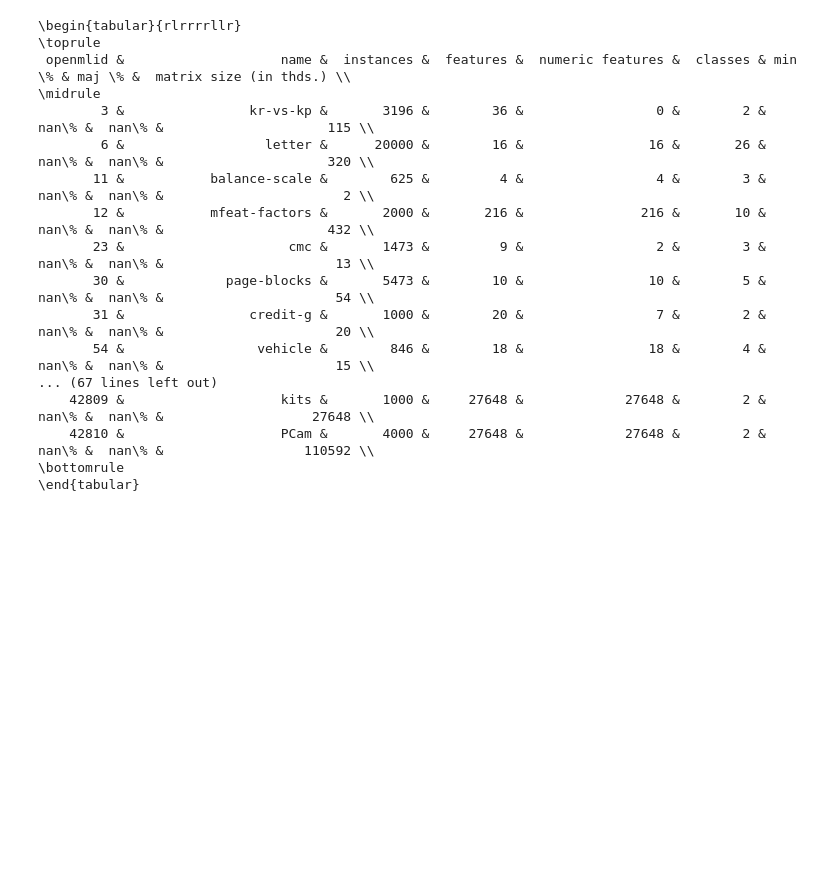
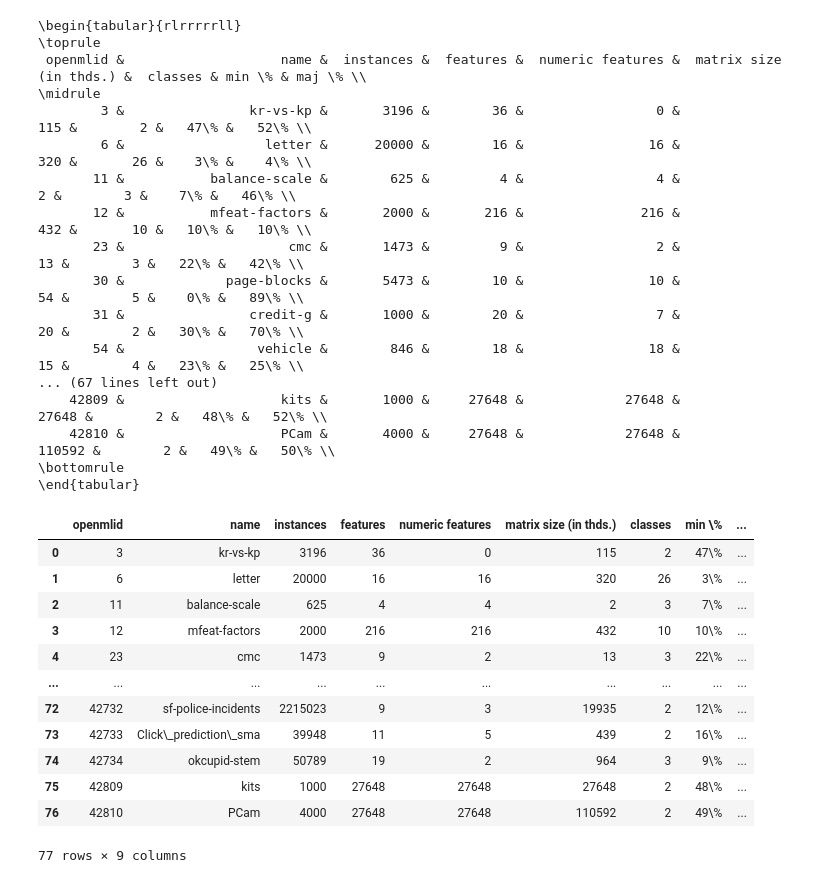
Before and after one commit to fmohr/lccv, a Jupyter notebook: publications/2022TPAMI/analysis/0 - dataset-properties.ipynb, the cells around one changed output. Saved outputs shown, nothing was run; the diff lists cells and outputs as text; code cells hidden in the pictures; blank space fills up the shorter version.

```diff
--- a/publications/2022TPAMI/analysis/0 - dataset-properties.ipynb
+++ b/publications/2022TPAMI/analysis/0 - dataset-properties.ipynb
@@ -34,22 +34,39 @@ for openmlid in tqdm(datasets):
 dfDatasets = pd.DataFrame(rows, columns=["openmlid", "name", "instances", "features", "numeric features", "classes", "min \%", "maj \%"]).sort_values("openmlid")
 # %%
 dfDatasets["matrix size (in thds.)"] = (dfDatasets["instances"] * dfDatasets["features"] / 1000).astype(int)
+dfDatasets = dfDatasets[["openmlid", "name", "instances", "features", "numeric features", "matrix size (in thds.)", "classes", "min \%", "maj \%"]]
 print(dfDatasets.to_latex(index=False, escape=False))
 # %% [output]
-\begin{tabular}{rlrrrrllr}
+\begin{tabular}{rlrrrrrll}
 \toprule
- openmlid &                    name &  instances &  features &  numeric features &  classes & min \% & maj \% &  matrix size (in thds.) \\
+ openmlid &                    name &  instances &  features &  numeric features &  matrix size (in thds.) &  classes & min \% & maj \% \\
 \midrule
-        3 &                kr-vs-kp &       3196 &        36 &                 0 &        2 &  nan\% &  nan\% &                     115 \\
-        6 &                  letter &      20000 &        16 &                16 &       26 &  nan\% &  nan\% &                     320 \\
-       11 &           balance-scale &        625 &         4 &                 4 &        3 &  nan\% &  nan\% &                       2 \\
-       12 &           mfeat-factors &       2000 &       216 &               216 &       10 &  nan\% &  nan\% &                     432 \\
-       23 &                     cmc &       1473 &         9 &                 2 &        3 &  nan\% &  nan\% &                      13 \\
-       30 &             page-blocks &       5473 &        10 &                10 &        5 &  nan\% &  nan\% &                      54 \\
-       31 &                credit-g &       1000 &        20 &                 7 &        2 &  nan\% &  nan\% &                      20 \\
-       54 &                 vehicle &        846 &        18 &                18 &        4 &  nan\% &  nan\% &                      15 \\
+        3 &                kr-vs-kp &       3196 &        36 &                 0 &                     115 &        2 &   47\% &   52\% \\
+        6 &                  letter &      20000 &        16 &                16 &                     320 &       26 &    3\% &    4\% \\
+       11 &           balance-scale &        625 &         4 &                 4 &                       2 &        3 &    7\% &   46\% \\
+       12 &           mfeat-factors &       2000 &       216 &               216 &                     432 &       10 &   10\% &   10\% \\
+       23 &                     cmc &       1473 &         9 &                 2 &                      13 &        3 &   22\% &   42\% \\
+       30 &             page-blocks &       5473 &        10 &                10 &                      54 &        5 &    0\% &   89\% \\
+       31 &                credit-g &       1000 &        20 &                 7 &                      20 &        2 &   30\% &   70\% \\
+       54 &                 vehicle &        846 &        18 &                18 &                      15 &        4 &   23\% &   25\% \\
 ... (67 lines left out)
-    42809 &                    kits &       1000 &     27648 &             27648 &        2 &  nan\% &  nan\% &                   27648 \\
-    42810 &                    PCam &       4000 &     27648 &             27648 &        2 &  nan\% &  nan\% &                  110592 \\
+    42809 &                    kits &       1000 &     27648 &             27648 &                   27648 &        2 &   48\% &   52\% \\
+    42810 &                    PCam &       4000 &     27648 &             27648 &                  110592 &        2 &   49\% &   50\% \\
 \bottomrule
 \end{tabular}
+# %%
+dfDatasets
+# %% [output]
+|  | openmlid | name | instances | features | numeric features | matrix size (in thds.) | classes | min \% | ... |
+| 0 | 3 | kr-vs-kp | 3196 | 36 | 0 | 115 | 2 | 47\% | ... |
+| 1 | 6 | letter | 20000 | 16 | 16 | 320 | 26 | 3\% | ... |
+| 2 | 11 | balance-scale | 625 | 4 | 4 | 2 | 3 | 7\% | ... |
+| 3 | 12 | mfeat-factors | 2000 | 216 | 216 | 432 | 10 | 10\% | ... |
+| 4 | 23 | cmc | 1473 | 9 | 2 | 13 | 3 | 22\% | ... |
+| ... | ... | ... | ... | ... | ... | ... | ... | ... | ... |
+| 72 | 42732 | sf-police-incidents | 2215023 | 9 | 3 | 19935 | 2 | 12\% | ... |
+| 73 | 42733 | Click\_prediction\_sma | 39948 | 11 | 5 | 439 | 2 | 16\% | ... |
+| 74 | 42734 | okcupid-stem | 50789 | 19 | 2 | 964 | 3 | 9\% | ... |
+| 75 | 42809 | kits | 1000 | 27648 | 27648 | 27648 | 2 | 48\% | ... |
+| 76 | 42810 | PCam | 4000 | 27648 | 27648 | 110592 | 2 | 49\% | ... |
+77 rows × 9 columns
```
Also changed, not shown: parts of 3 cells of this notebook, 9 other files.
